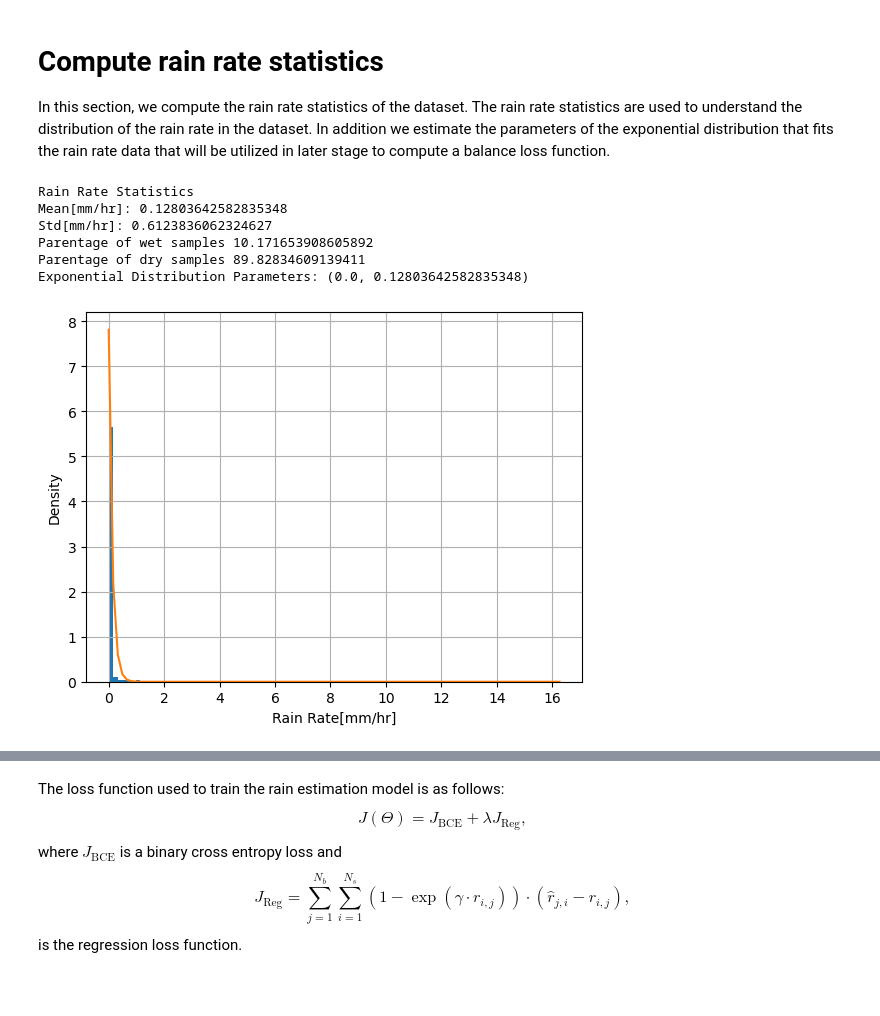
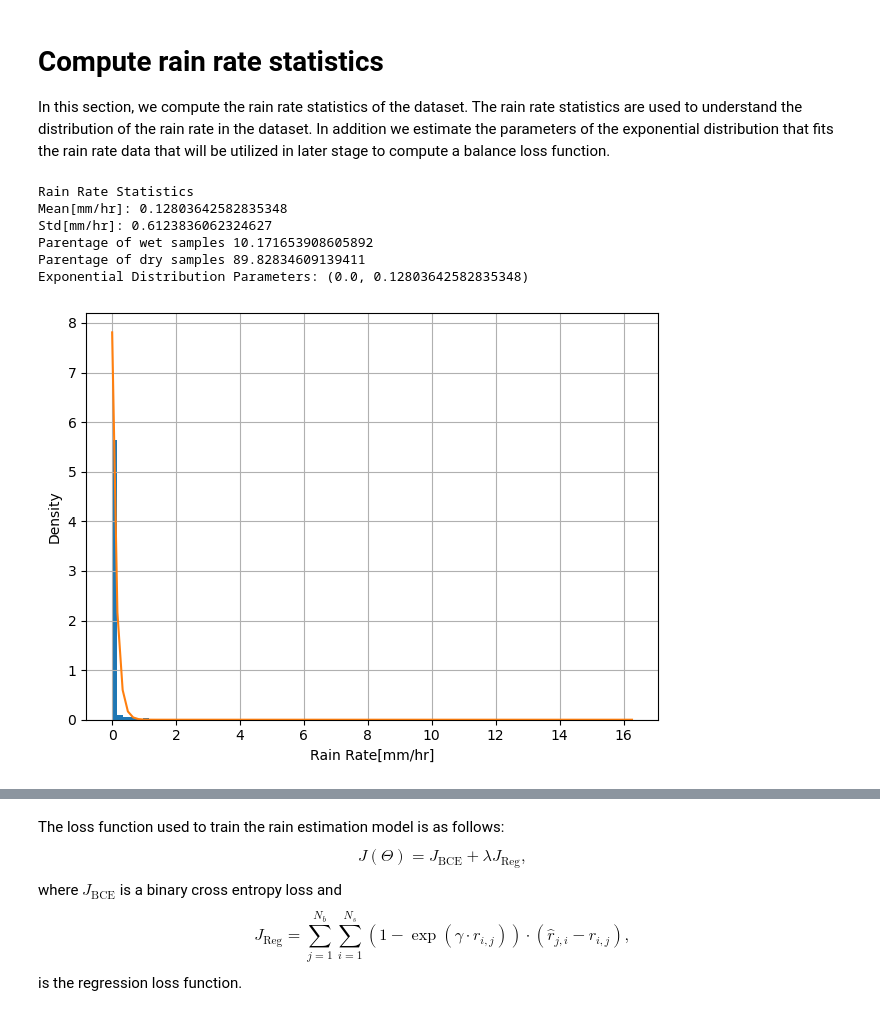
Before and after one commit to haihabi/PyNNcml, a Jupyter notebook: examples/tutorials/data_driven_tutorial.ipynb, the cells around one changed output, grey strips where cells are left out. Saved outputs shown, nothing was run; the diff lists cells and outputs as text; code cells hidden in the pictures; blank space fills up the shorter version.

```diff
--- a/examples/tutorials/data_driven_tutorial.ipynb
+++ b/examples/tutorials/data_driven_tutorial.ipynb
@@ -76,27 +95,28 @@ In addition we estimate the parameters of the exponential distribution that fits
 # %%
 rg = np.stack([p.data_array for p in dataset.point_set]).flatten()
 param = scipy.stats.expon.fit(rg)
 exp_gamma = param[1]
 print("Rain Rate Statistics")
 print("Mean[mm/hr]:", np.mean(rg))
 print("Std[mm/hr]:", np.std(rg))
 print("Parentage of wet samples", 100 * np.sum(rg > 0) / rg.size)
 print("Parentage of dry samples", 100 * np.sum(rg == 0) / rg.size)
 print("Exponential Distribution Parameters:", param)
 _ = plt.hist(rg, bins=100, density=True)
 plt.plot(np.linspace(0, np.max(rg), 100), scipy.stats.expon.pdf(np.linspace(0, np.max(rg), 100), *param))
 plt.grid()
 plt.xlabel("Rain Rate[mm/hr]")
 plt.ylabel("Density")
+plt.tight_layout()
 plt.show()
 # %% [output]
 Rain Rate Statistics
 Mean[mm/hr]: 0.12803642582835348
 Std[mm/hr]: 0.6123836062324627
 Parentage of wet samples 10.171653908605892
 Parentage of dry samples 89.82834609139411
 Exponential Distribution Parameters: (0.0, 0.12803642582835348)
-[figure, old version]
+[figure, new version]
 # %% [markdown]
 # Neural Network
 
```
Also changed, not shown: parts of 11 cells of this notebook, 3 other files.
